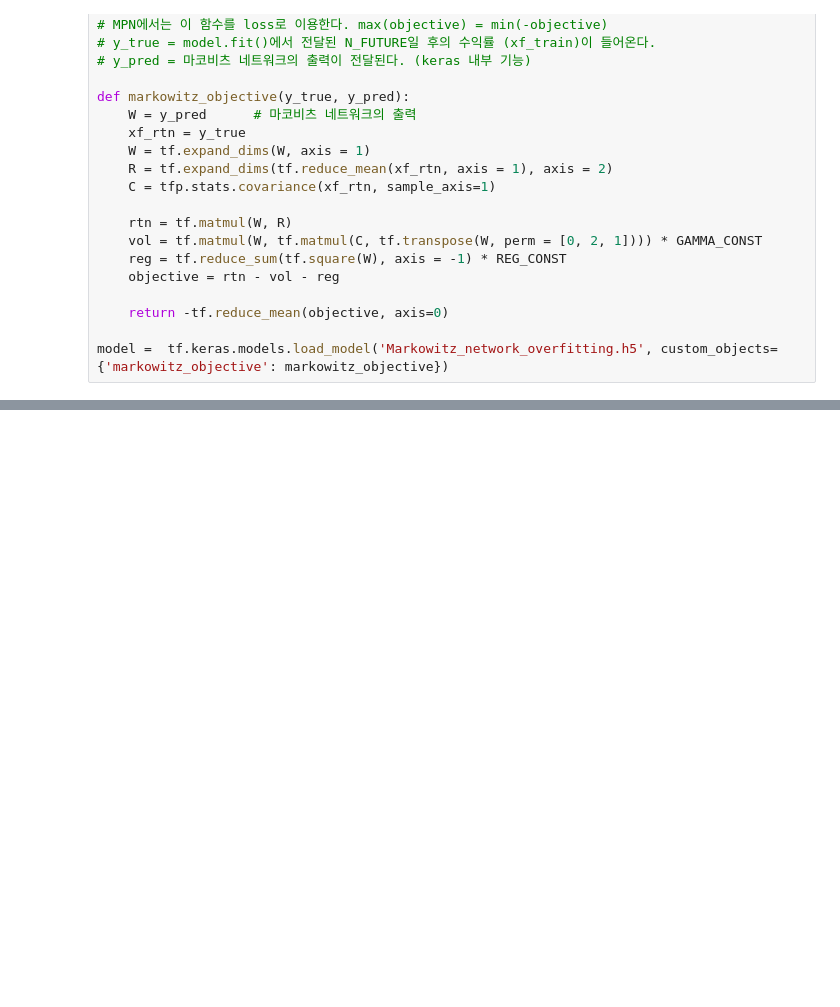
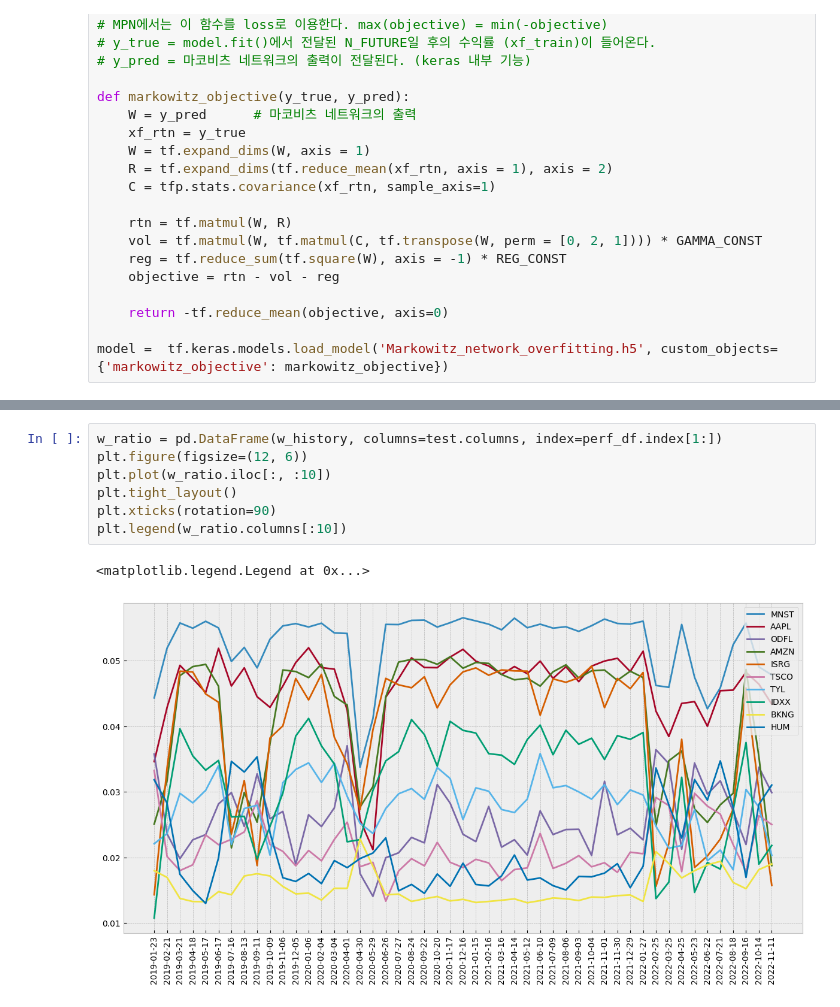
Before and after one commit to ChoiInYeol/Finance-Data-Analysis-Project, a Jupyter notebook: 3. MPN-backtest.ipynb, the cells around one changed output, grey strips where cells are left out. Saved outputs shown, nothing was run; the diff lists cells and outputs as text; blank space fills up the shorter version.

```diff
--- a/3. MPN-backtest.ipynb
+++ b/3. MPN-backtest.ipynb
@@ -227,0 +261,10 @@ perf_df.plot()
+# %%
+w_ratio = pd.DataFrame(w_history, columns=test.columns, index=perf_df.index[1:])
+plt.figure(figsize=(12, 6))
+plt.plot(w_ratio.iloc[:, :10])
+plt.tight_layout()
+plt.xticks(rotation=90)
+plt.legend(w_ratio.columns[:10])
+# %% [output]
+<matplotlib.legend.Legend at 0x...>
+[figure, added]
```
Also changed, not shown: parts of 13 cells of this notebook, 1 other file.
